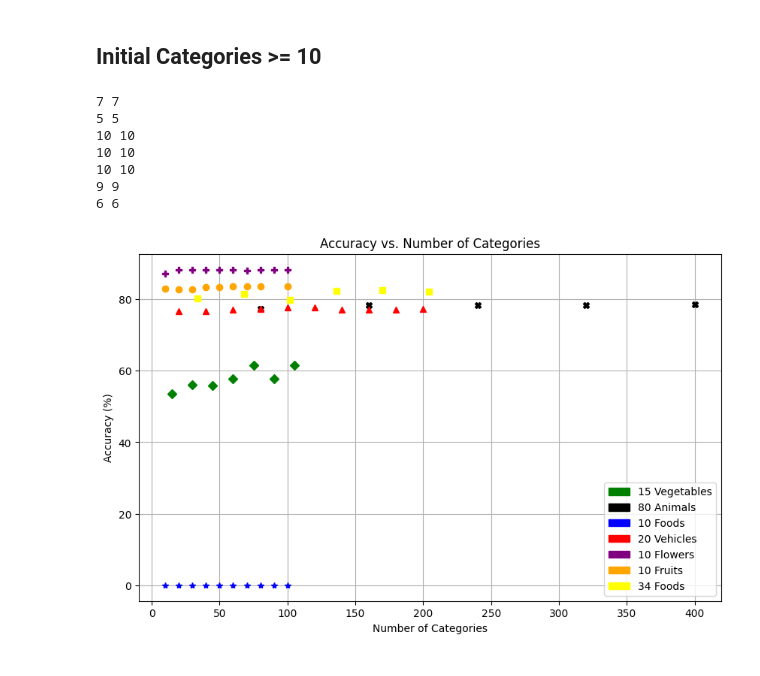
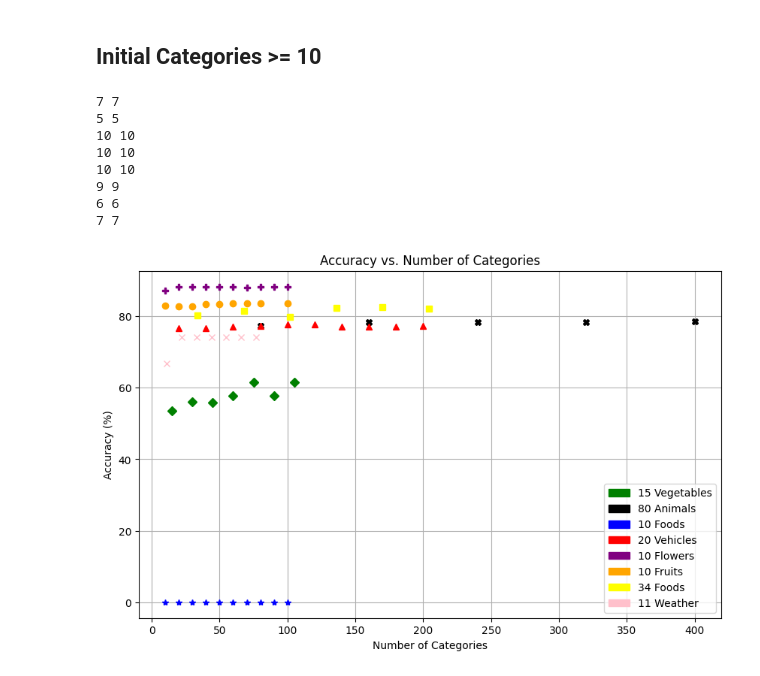
Before and after one commit to anthony-lamelas/CLIP_category_singularity, a Jupyter notebook: Tested Datasets and Graphing/graphing.ipynb, the cells around one changed output. Drawn from its saved outputs; the diff is of its cells as text; code cells hidden in the pictures.

Commit message:
weather11 added

```diff
--- a/Tested Datasets and Graphing/graphing.ipynb
+++ b/Tested Datasets and Graphing/graphing.ipynb
@@ -2547,0 +2682,19 @@ print(aOcheck_accuracy("food34/f204.csv", f204))
+# %%
+w77 = {
+    "dew": ["dew", "Image of dew", "Picture of dew", "Weather dew", "Cool dew", "Detailed dew", "Pretty dew"],
+    "fogsmog": ["fogsmog", "Image of fogsmog", "Picture of fogsmog", "Weather fogsmog", "Cool fogsmog", "Detailed fogsmog", "Pretty fogsmog"],
+    "frost": ["frost", "Image of frost", "Picture of frost", "Weather frost", "Cool frost", "Detailed frost", "Pretty frost"],
+    "glaze": ["glaze", "Image of glaze", "Picture of glaze", "Weather glaze", "Cool glaze", "Detailed glaze", "Pretty glaze"],
+    "hail": ["hail", "Image of hail", "Picture of hail", "Weather hail", "Cool hail", "Detailed hail", "Pretty hail"],
+    "lightning": ["lightning", "Image of lightning", "Picture of lightning", "Weather lightning", "Cool lightning", "Detailed lightning", "Pretty lightning"],
+    "rain": ["rain", "Image of rain", "Picture of rain", "Weather rain", "Cool rain", "Detailed rain", "Pretty rain"],
+    "rainbow": ["rainbow", "Image of rainbow", "Picture of rainbow", "Weather rainbow", "Cool rainbow", "Detailed rainbow", "Pretty rainbow"],
+    "rime": ["rime", "Image of rime", "Picture of rime", "Weather rime", "Cool rime", "Detailed rime", "Pretty rime"],
+    "sandstorm": ["sandstorm", "Image of sandstorm", "Picture of sandstorm", "Weather sandstorm", "Cool sandstorm", "Detailed sandstorm", "Pretty sandstorm"],
+    "snow": ["snow", "Image of snow", "Picture of snow", "Weather snow", "Cool snow", "Detailed snow", "Pretty snow"]
+}
+
+# dew, Image of dew, Picture of dew, Weather dew, Cool dew, Detailed dew, Pretty dew, fogsmog, Image of fogsmog, Picture of fogsmog, Weather fogsmog, Cool fogsmog, Detailed fogsmog, Pretty fogsmog, frost, Image of frost, Picture of frost, Weather frost, Cool frost, Detailed frost, Pretty frost, glaze, Image of glaze, Picture of glaze, Weather glaze, Cool glaze, Detailed glaze, Pretty glaze, hail, Image of hail, Picture of hail, Weather hail, Cool hail, Detailed hail, Pretty hail, lightning, Image of lightning, Picture of lightning, Weather lightning, Cool lightning, Detailed lightning, Pretty lightning, rain, Image of rain, Picture of rain, Weather rain, Cool rain, Detailed rain, Pretty rain, rainbow, Image of rainbow, Picture of rainbow, Weather rainbow, Cool rainbow, Detailed rainbow, Pretty rainbow, rime, Image of rime, Picture of rime, Weather rime, Cool rime, Detailed rime, Pretty rime, sandstorm, Image of sandstorm, Picture of sandstorm, Weather sandstorm, Cool sandstorm, Detailed sandstorm, Pretty sandstorm, snow, Image of snow, Picture of snow, Weather snow, Cool snow, Detailed snow, Pretty snow
+
+dict_size(w77)
+print(aOcheck_accuracy("weather11/w77.csv", w77))
@@ -2698,6 +2854,16 @@ food34_counts = {
     170 : aOcheck_accuracy("food34/f170.csv", f170),
     204 : aOcheck_accuracy("food34/f204.csv", f204)
 }
+
+weather11_counts = {
+    11 : aOcheck_accuracy("weather11/w11.csv", w11),
+    22 : aOcheck_accuracy("weather11/w22.csv", w22),
+    33 : aOcheck_accuracy("weather11/w33.csv", w33),
+    44 : aOcheck_accuracy("weather11/w44.csv", w44),
+    55 : aOcheck_accuracy("weather11/w55.csv", w55),
+    66 : aOcheck_accuracy("weather11/w66.csv", w66),
+    77 : aOcheck_accuracy("weather11/w77.csv", w77)
+}
 # %% [markdown]
 # Graphing
 # %%
@@ -2769,32 +2935,35 @@ append_accuracies(food10_counts, "food10", "blue", "*" )
 append_accuracies(v20_counts,"Vehicle20", "red", "^")
 append_accuracies(flowers10_counts, "flowers10", "purple", "P")
 append_accuracies(fruits10_counts, "fruits10", "orange", "o")
 append_accuracies(food34_counts, "food34", "yellow", "s")
+append_accuracies(weather11_counts, "weather11", "pink", "x")
 
 
 veg_patch = mpatches.Patch(color='green', label='15 Vegetables')
 a80_patch = mpatches.Patch(color='black', label='80 Animals')
 f10_patch = mpatches.Patch(color = 'blue', label='10 Foods')
 v20_patch = mpatches.Patch(color = 'red', label='20 Vehicles')
 fl10_patch = mpatches.Patch(color = 'purple', label='10 Flowers')
 fruits10_patch = mpatches.Patch(color = 'orange', label='10 Fruits')
 food34_patch = mpatches.Patch(color = 'yellow', label='34 Foods')
+weather11_patch = mpatches.Patch(color = 'pink', label='11 Weather')
 
 plt.legend(handles=[veg_patch, a80_patch, f10_patch, v20_patch, fl10_patch,
-                    fruits10_patch, food34_patch])
+                    fruits10_patch, food34_patch, weather11_patch])
 
 #Axis ranges
 
 # plt.xlim(0, 80)
 # plt.ylim(0, 100)
 
 plt.show()
 # %% [output]
 7 7
 5 5
 10 10
 10 10
 10 10
 9 9
 6 6
+7 7
-[figure, old version]
+[figure, new version]
```
Also changed, not shown: parts of 9 cells of this notebook, 14 other files.
